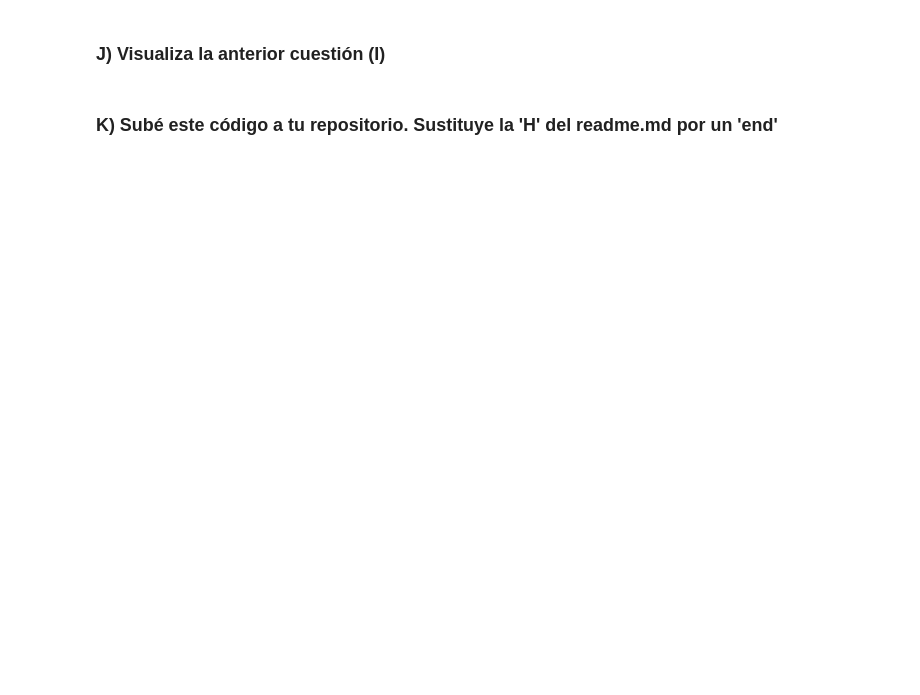
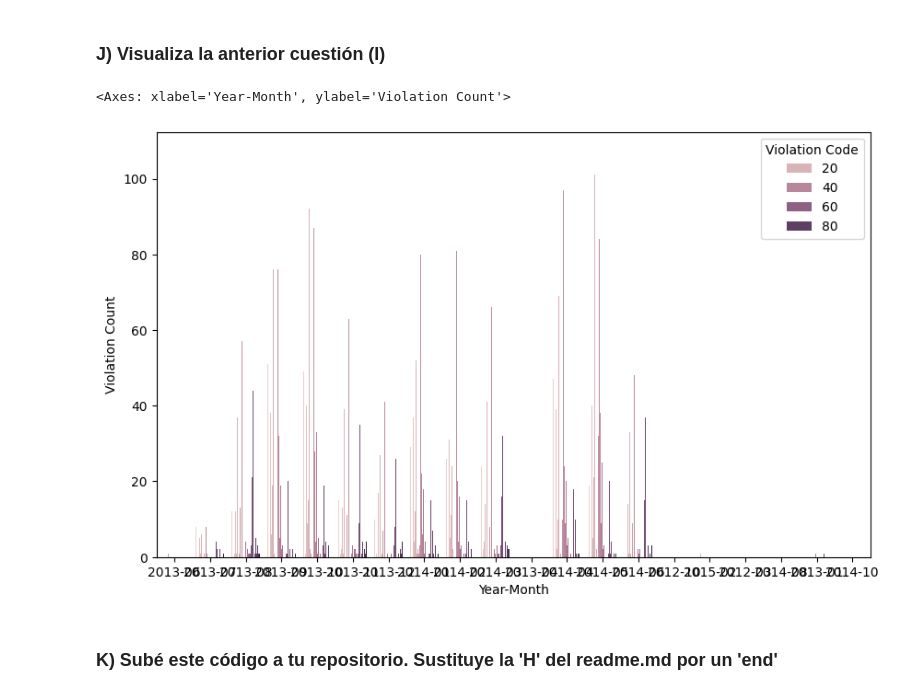
Before and after one commit to LinaGS24/proyecto_pandas, a Jupyter notebook: proyecto_pandas_LinaGS.ipynb, the cells around one changed output. Saved outputs shown, nothing was run; the diff lists cells and outputs as text; code cells hidden in the pictures; blank space fills up the shorter version.

```diff
--- a/proyecto_pandas_LinaGS.ipynb
+++ b/proyecto_pandas_LinaGS.ipynb
@@ -459,2 +471,6 @@ plt.show()
+# %%
+df_limpio4_inicial['Issue Date'] = pd.to_datetime(df_limpio4_inicial['Issue Date'])
+df_limpio4_inicial['Year-Month'] = df_limpio4_inicial['Issue Date'].dt.to_period('M')
+df_multas = df_limpio4_inicial.groupby(['Violation Code', 'Year-Month']).size().reset_index(name='Violation Count')
 # %% [markdown]
 ### J) Visualiza la anterior cuestión (I)
@@ -461,2 +480,8 @@ plt.show()
+# %%
+plt.figure(figsize=(10, 6))
+sns.barplot(x='Year-Month', y='Violation Count', hue='Violation Code', data=df_multas)
+# %% [output]
+<Axes: xlabel='Year-Month', ylabel='Violation Count'>
+[figure, added]
 # %% [markdown]
 ### K) Subé este código a tu repositorio. Sustituye la 'H' del readme.md por un 'end'
```
Also changed, not shown: parts of 3 cells of this notebook.
